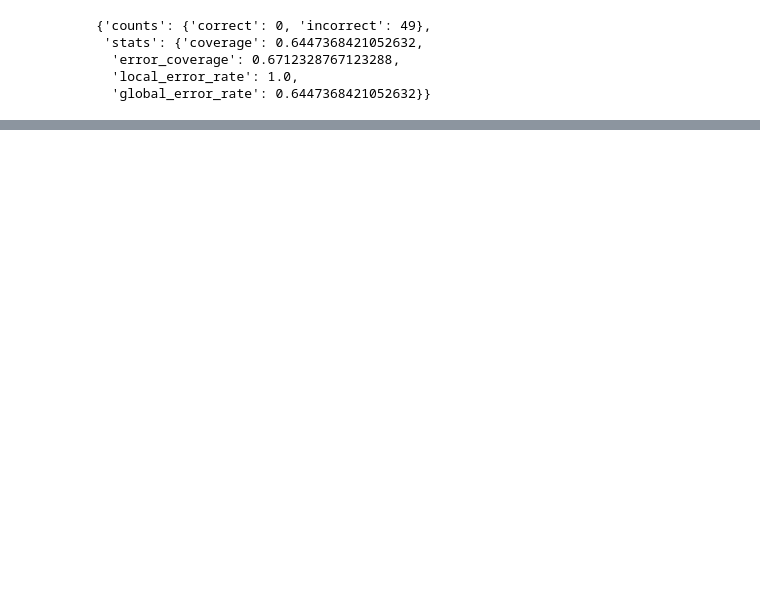
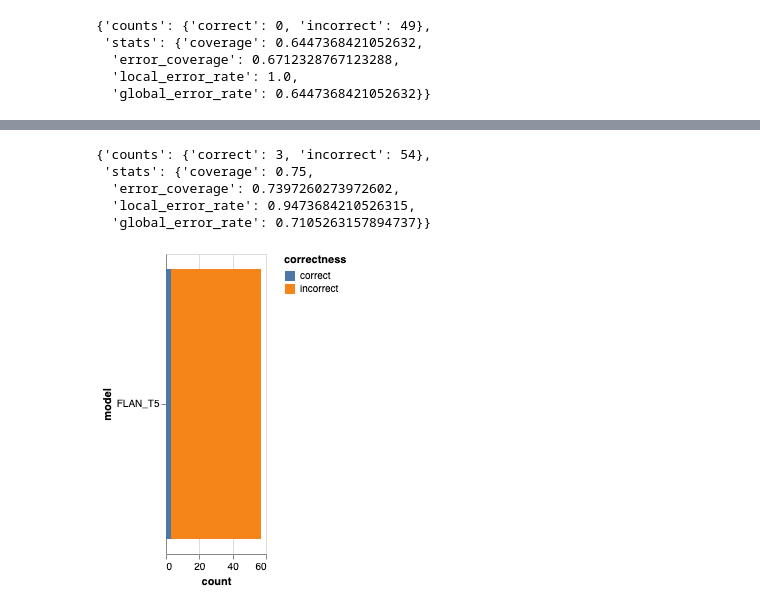
Before and after one commit to Shim00Coding/HUMAN_AI_Errudite, a Jupyter notebook: tutorials/Errudite_preprocess.ipynb, the cells around one changed output, grey strips where cells are left out. Cells and saved outputs as stored; diff of their text form; code cells hidden in the pictures; blank space fills up the shorter version.

```diff
--- a/tutorials/Errudite_preprocess.ipynb
+++ b/tutorials/Errudite_preprocess.ipynb
@@ -673,0 +742,24 @@ group.visualize_models(models=["decompose_att"])
+# %%
+from errudite.builts import Attribute, Group
+
+# Assuming you have already defined the PrimFunc num_adjectives
+
+# Create an attribute that counts the adjectives among essay targets
+attr = Attribute.create(
+    name="contains_loc_in_essay",
+    description="Number of adjectives among essay targets",
+    cmd="contains_loc(essay)"
+)
+
+
+# Create a group to check if there are more than 5 adjectives in the essay
+contains_loc_group = Group.create(
+    name="adjective_count_group",
+    description="Group for counting adjectives in the essay",
+    cmd="attr:contains_loc_in_essay==TRUE ",
+    attr_hash=Attribute.store_hash(),
+    group_hash=Group.store_hash()
+)
+
+# You can now use the 'group' to check if there are more than 5 adjectives in your essay targets.
+contains_loc_group
@@ -673,0 +776,17 @@ group.visualize_models(models=["decompose_att"])
+# %%
+# some general stats on groups
+Group.eval_stats(
+    filtered_instances=contains_loc_group.get_instances(),
+    # this will automatically call the default model we got
+    model=None
+)
+# %% [output]
+{'counts': {'correct': 3, 'incorrect': 54},
+ 'stats': {'coverage': 0.75,
+  'error_coverage': 0.7397260273972602,
+  'local_error_rate': 0.9473684210526315,
+  'global_error_rate': 0.7105263157894737}}
+# %%
+contains_loc_group.visualize_models(models=["FLAN_T5"])
+# %% [output]
+[figure, added]
```
Also changed, not shown: parts of 14 cells of this notebook.
